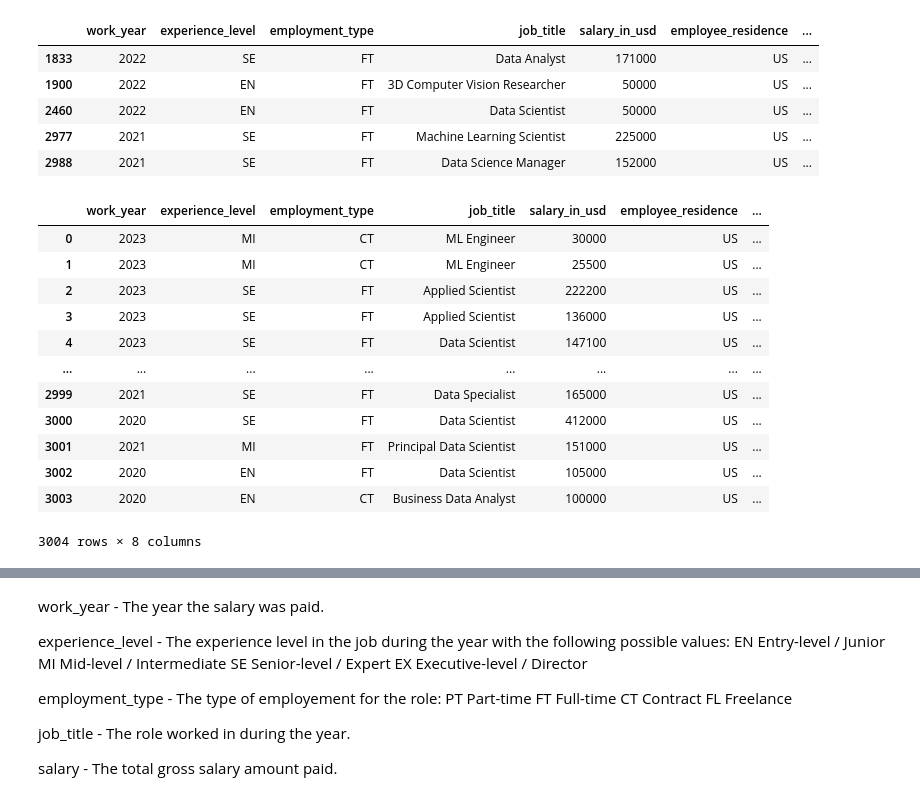
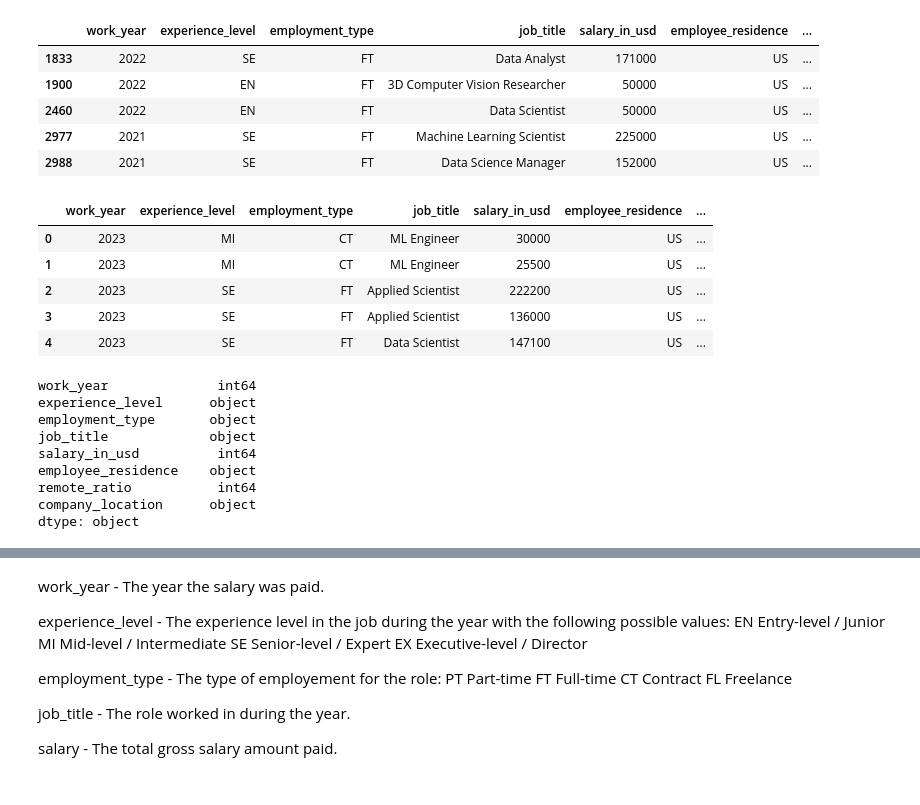
Before and after one commit to EmmsDK/BI-Fall-2023-Exam-Project, a Jupyter notebook: Business Intelligence Fall 2023 Exam Project copy.ipynb, the cells around one changed output, grey strips where cells are left out. Drawn from its saved outputs; the diff is of its cells as text; code cells hidden in the pictures.

```diff
--- a/Business Intelligence Fall 2023 Exam Project copy.ipynb
+++ b/Business Intelligence Fall 2023 Exam Project copy.ipynb
@@ -482,18 +482,27 @@ non_us_locations
 | 2977 | 2021 | SE | FT | Machine Learning Scientist | 225000 | US | ... |
 | 2988 | 2021 | SE | FT | Data Science Manager | 152000 | US | ... |
 # %%
-sal_df
+sal_df.head()
 # %% [output]
 |  | work_year | experience_level | employment_type | job_title | salary_in_usd | employee_residence | ... |
 | 0 | 2023 | MI | CT | ML Engineer | 30000 | US | ... |
 | 1 | 2023 | MI | CT | ML Engineer | 25500 | US | ... |
 | 2 | 2023 | SE | FT | Applied Scientist | 222200 | US | ... |
 | 3 | 2023 | SE | FT | Applied Scientist | 136000 | US | ... |
 | 4 | 2023 | SE | FT | Data Scientist | 147100 | US | ... |
-| ... | ... | ... | ... | ... | ... | ... | ... |
-| 2999 | 2021 | SE | FT | Data Specialist | 165000 | US | ... |
-| 3000 | 2020 | SE | FT | Data Scientist | 412000 | US | ... |
-| 3001 | 2021 | MI | FT | Principal Data Scientist | 151000 | US | ... |
-| 3002 | 2020 | EN | FT | Data Scientist | 105000 | US | ... |
-| 3003 | 2020 | EN | CT | Business Data Analyst | 100000 | US | ... |
-3004 rows × 8 columns
+# %%
+# Assuming 'sal_df' is your DataFrame
+column_data_types = sal_df.dtypes
+
+# Display the data types of each column
+print(column_data_types)
+# %% [output]
+work_year              int64
+experience_level      object
+employment_type       object
+job_title             object
+salary_in_usd          int64
+employee_residence    object
+remote_ratio           int64
+company_location      object
+dtype: object
```
Also changed, not shown: parts of 3 cells of this notebook.
